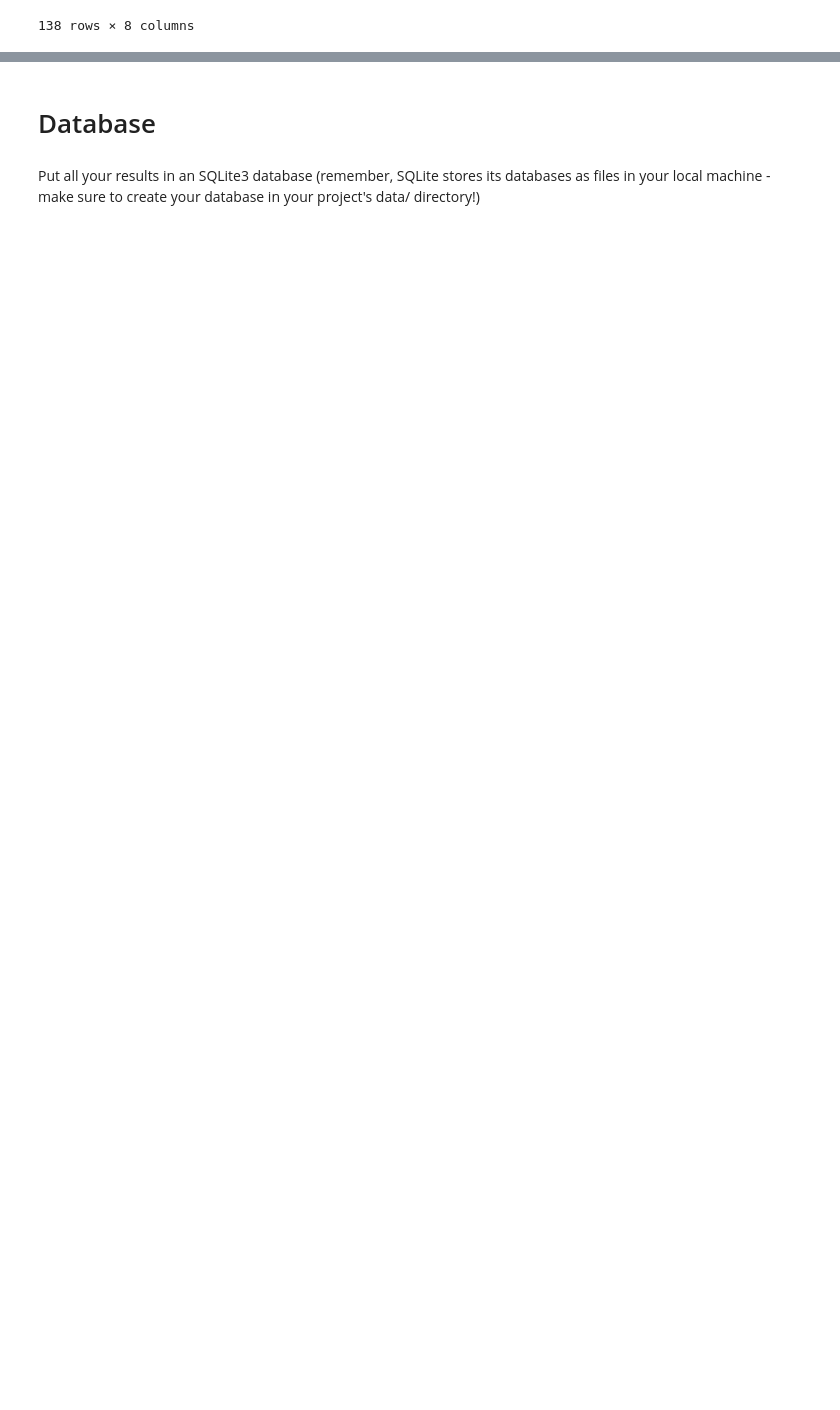
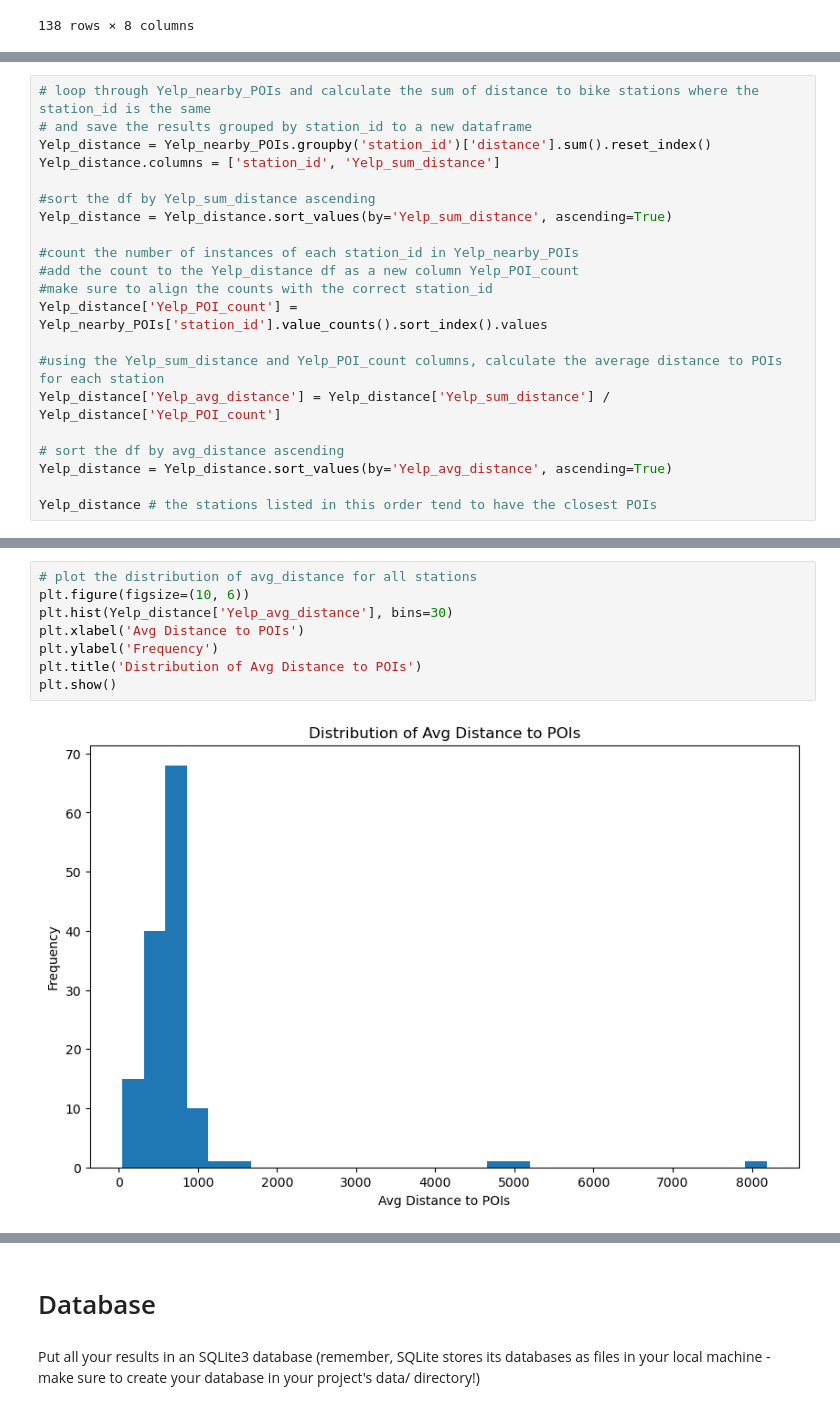
Before and after one commit to Hounder23/LIGHTHOUSE-p2, a Jupyter notebook: notebooks/joining_data.ipynb, the cells around one changed output, grey strips where cells are left out. Drawn from its saved outputs; the diff is of its cells as text; blank space fills up the shorter version.

```diff
--- a/notebooks/joining_data.ipynb
+++ b/notebooks/joining_data.ipynb
@@ -74,0 +108,21 @@ Name: count, Length: 138, dtype: int64
+# %%
+# loop through Yelp_nearby_POIs and calculate the sum of distance to bike stations where the station_id is the same
+# and save the results grouped by station_id to a new dataframe
+Yelp_distance = Yelp_nearby_POIs.groupby('station_id')['distance'].sum().reset_index()
+Yelp_distance.columns = ['station_id', 'Yelp_sum_distance']
+
+#sort the df by Yelp_sum_distance ascending
+Yelp_distance = Yelp_distance.sort_values(by='Yelp_sum_distance', ascending=True)
+
+#count the number of instances of each station_id in Yelp_nearby_POIs
+#add the count to the Yelp_distance df as a new column Yelp_POI_count
+#make sure to align the counts with the correct station_id
+Yelp_distance['Yelp_POI_count'] = Yelp_nearby_POIs['station_id'].value_counts().sort_index().values
+
+#using the Yelp_sum_distance and Yelp_POI_count columns, calculate the average distance to POIs for each station
+Yelp_distance['Yelp_avg_distance'] = Yelp_distance['Yelp_sum_distance'] / Yelp_distance['Yelp_POI_count']
+
+# sort the df by avg_distance ascending
+Yelp_distance = Yelp_distance.sort_values(by='Yelp_avg_distance', ascending=True)
+
+Yelp_distance # the stations listed in this order tend to have the closest POIs
@@ -74,0 +143,10 @@ Name: count, Length: 138, dtype: int64
+# %%
+# plot the distribution of avg_distance for all stations
+plt.figure(figsize=(10, 6))
+plt.hist(Yelp_distance['Yelp_avg_distance'], bins=30)
+plt.xlabel('Avg Distance to POIs')
+plt.ylabel('Frequency')
+plt.title('Distribution of Avg Distance to POIs')
+plt.show()
+# %% [output]
+[figure, added]
```
Also changed, not shown: parts of 21 cells of this notebook, 2 other files.
